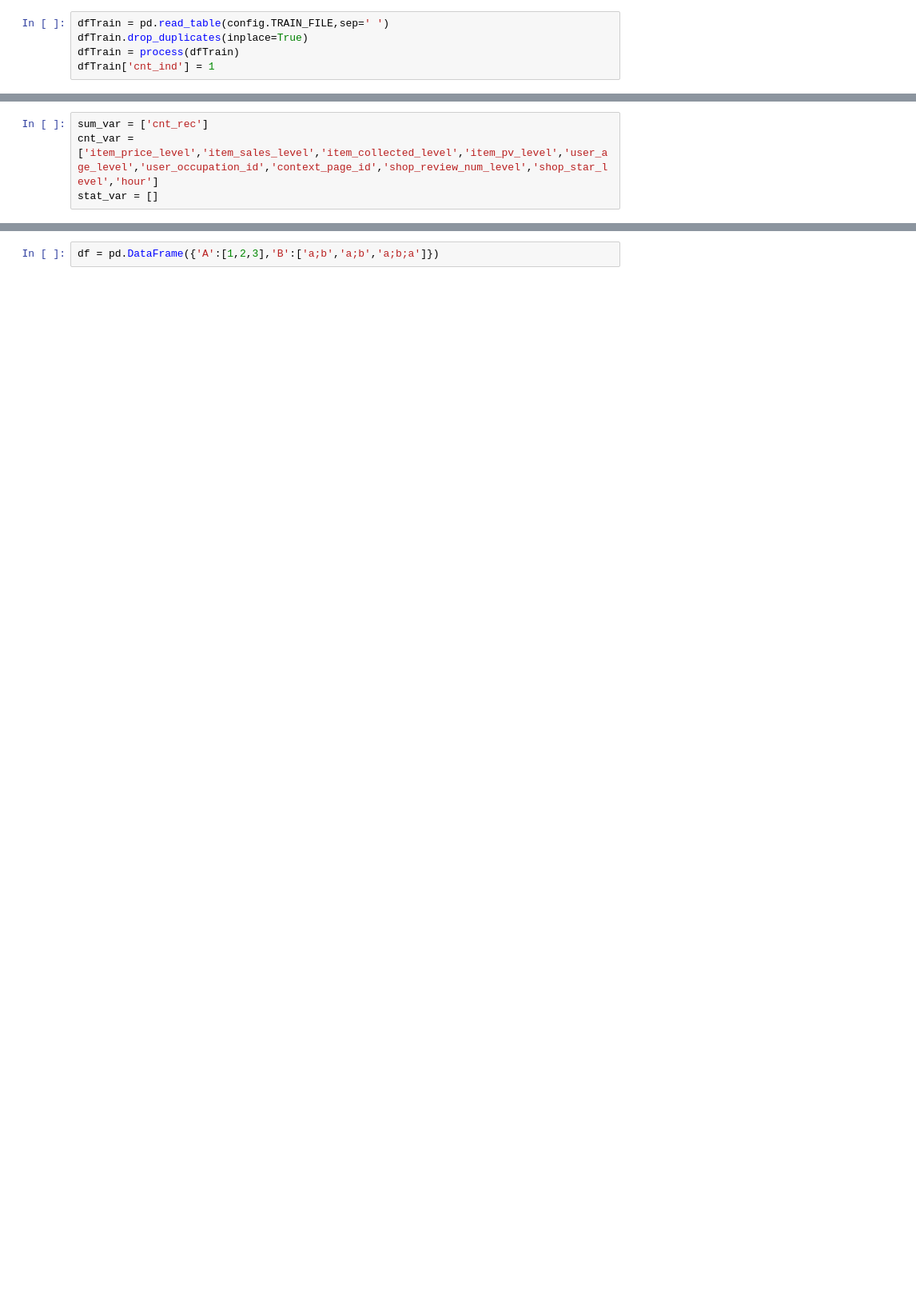
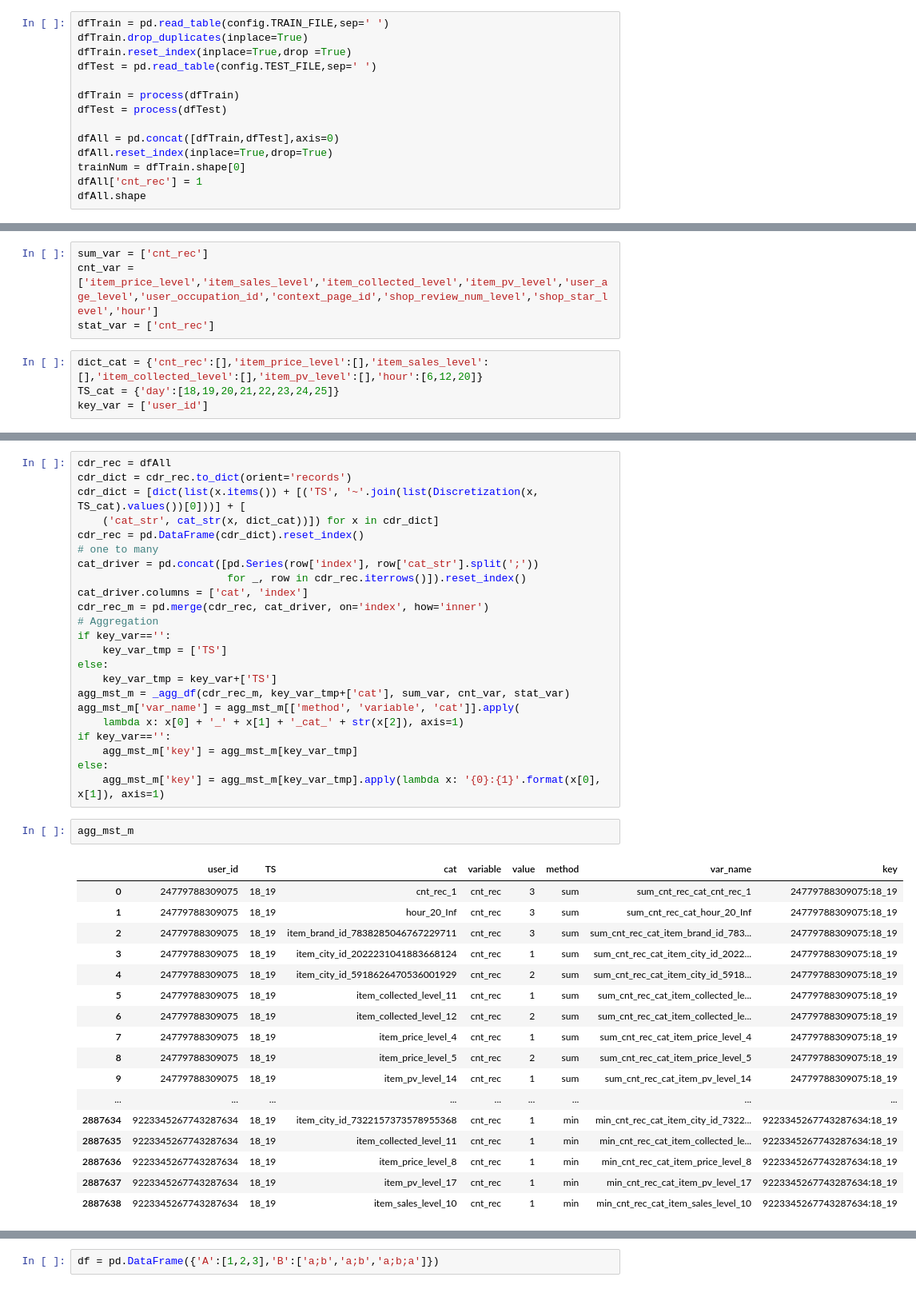
Before and after one commit to MaoLi2018/advertisment, a Jupyter notebook: Code/Feature_engineer.ipynb, the cells around one changed output, grey strips where cells are left out. Shown at 80% size. Drawn from its saved outputs; the diff is of its cells as text; blank space fills up the shorter version.

```diff
--- a/Code/Feature_engineer.ipynb
+++ b/Code/Feature_engineer.ipynb
@@ -142,5 +142,14 @@ def _sig_calc(cdr_rec, key_var, TS_cat, dict_cat,sum_var, cnt_var, stat_var):
 # %%
 dfTrain = pd.read_table(config.TRAIN_FILE,sep=' ')
 dfTrain.drop_duplicates(inplace=True)
+dfTrain.reset_index(inplace=True,drop =True)
+dfTest = pd.read_table(config.TEST_FILE,sep=' ')
+
 dfTrain = process(dfTrain)
-dfTrain['cnt_ind'] = 1
+dfTest = process(dfTest)
+
+dfAll = pd.concat([dfTrain,dfTest],axis=0)
+dfAll.reset_index(inplace=True,drop=True)
+trainNum = dfTrain.shape[0]
+dfAll['cnt_rec'] = 1
+dfAll.shape
@@ -152,4 +161,8 @@ ValueError: Grouper and axis must be same length
 # %%
 sum_var = ['cnt_rec']
 cnt_var = ['item_price_level','item_sales_level','item_collected_level','item_pv_level','user_age_level','user_occupation_id','context_page_id','shop_review_num_level','shop_star_level','hour']
-stat_var = []
+stat_var = ['cnt_rec']
+# %%
+dict_cat = {'cnt_rec':[],'item_price_level':[],'item_sales_level':[],'item_collected_level':[],'item_pv_level':[],'hour':[6,12,20]}
+TS_cat = {'day':[18,19,20,21,22,23,24,25]}
+key_var = ['user_id']
@@ -155,0 +171,43 @@ stat_var = []
+# %%
+cdr_rec = dfAll
+cdr_dict = cdr_rec.to_dict(orient='records')
+cdr_dict = [dict(list(x.items()) + [('TS', '~'.join(list(Discretization(x, TS_cat).values())[0]))] + [
+    ('cat_str', cat_str(x, dict_cat))]) for x in cdr_dict]
+cdr_rec = pd.DataFrame(cdr_dict).reset_index()
+# one to many
+cat_driver = pd.concat([pd.Series(row['index'], row['cat_str'].split(';'))
+                        for _, row in cdr_rec.iterrows()]).reset_index()
+cat_driver.columns = ['cat', 'index']
+cdr_rec_m = pd.merge(cdr_rec, cat_driver, on='index', how='inner')
+# Aggregation
+if key_var=='':
+    key_var_tmp = ['TS']
+else:
+    key_var_tmp = key_var+['TS']
+agg_mst_m = _agg_df(cdr_rec_m, key_var_tmp+['cat'], sum_var, cnt_var, stat_var)
+agg_mst_m['var_name'] = agg_mst_m[['method', 'variable', 'cat']].apply(
+    lambda x: x[0] + '_' + x[1] + '_cat_' + str(x[2]), axis=1)
+if key_var=='':
+    agg_mst_m['key'] = agg_mst_m[key_var_tmp]
+else:
+    agg_mst_m['key'] = agg_mst_m[key_var_tmp].apply(lambda x: '{0}:{1}'.format(x[0], x[1]), axis=1)
+# %%
+agg_mst_m
+# %% [output]
+|  | user_id | TS | cat | variable | value | method | var_name | key |
+| 0 | 24779788309075 | 18_19 | cnt_rec_1 | cnt_rec | 3 | sum | sum_cnt_rec_cat_cnt_rec_1 | 24779788309075:18_19 |
+| 1 | 24779788309075 | 18_19 | hour_20_Inf | cnt_rec | 3 | sum | sum_cnt_rec_cat_hour_20_Inf | 24779788309075:18_19 |
+| 2 | 24779788309075 | 18_19 | item_brand_id_7838285046767229711 | cnt_rec | 3 | sum | sum_cnt_rec_cat_item_brand_id_783... | 24779788309075:18_19 |
+| 3 | 24779788309075 | 18_19 | item_city_id_2022231041883668124 | cnt_rec | 1 | sum | sum_cnt_rec_cat_item_city_id_2022... | 24779788309075:18_19 |
+| 4 | 24779788309075 | 18_19 | item_city_id_5918626470536001929 | cnt_rec | 2 | sum | sum_cnt_rec_cat_item_city_id_5918... | 24779788309075:18_19 |
+| 5 | 24779788309075 | 18_19 | item_collected_level_11 | cnt_rec | 1 | sum | sum_cnt_rec_cat_item_collected_le... | 24779788309075:18_19 |
+| 6 | 24779788309075 | 18_19 | item_collected_level_12 | cnt_rec | 2 | sum | sum_cnt_rec_cat_item_collected_le... | 24779788309075:18_19 |
+| 7 | 24779788309075 | 18_19 | item_price_level_4 | cnt_rec | 1 | sum | sum_cnt_rec_cat_item_price_level_4 | 24779788309075:18_19 |
+| 8 | 24779788309075 | 18_19 | item_price_level_5 | cnt_rec | 2 | sum | sum_cnt_rec_cat_item_price_level_5 | 24779788309075:18_19 |
+| 9 | 24779788309075 | 18_19 | item_pv_level_14 | cnt_rec | 1 | sum | sum_cnt_rec_cat_item_pv_level_14 | 24779788309075:18_19 |
+| ... | ... | ... | ... | ... | ... | ... | ... | ... |
+| 2887634 | 9223345267743287634 | 18_19 | item_city_id_7322157373578955368 | cnt_rec | 1 | min | min_cnt_rec_cat_item_city_id_7322... | 9223345267743287634:18_19 |
+| 2887635 | 9223345267743287634 | 18_19 | item_collected_level_11 | cnt_rec | 1 | min | min_cnt_rec_cat_item_collected_le... | 9223345267743287634:18_19 |
+| 2887636 | 9223345267743287634 | 18_19 | item_price_level_8 | cnt_rec | 1 | min | min_cnt_rec_cat_item_price_level_8 | 9223345267743287634:18_19 |
+| 2887637 | 9223345267743287634 | 18_19 | item_pv_level_17 | cnt_rec | 1 | min | min_cnt_rec_cat_item_pv_level_17 | 9223345267743287634:18_19 |
+| 2887638 | 9223345267743287634 | 18_19 | item_sales_level_10 | cnt_rec | 1 | min | min_cnt_rec_cat_item_sales_level_10 | 9223345267743287634:18_19 |
```
Also changed, not shown: parts of 7 cells of this notebook, 1 other file.
